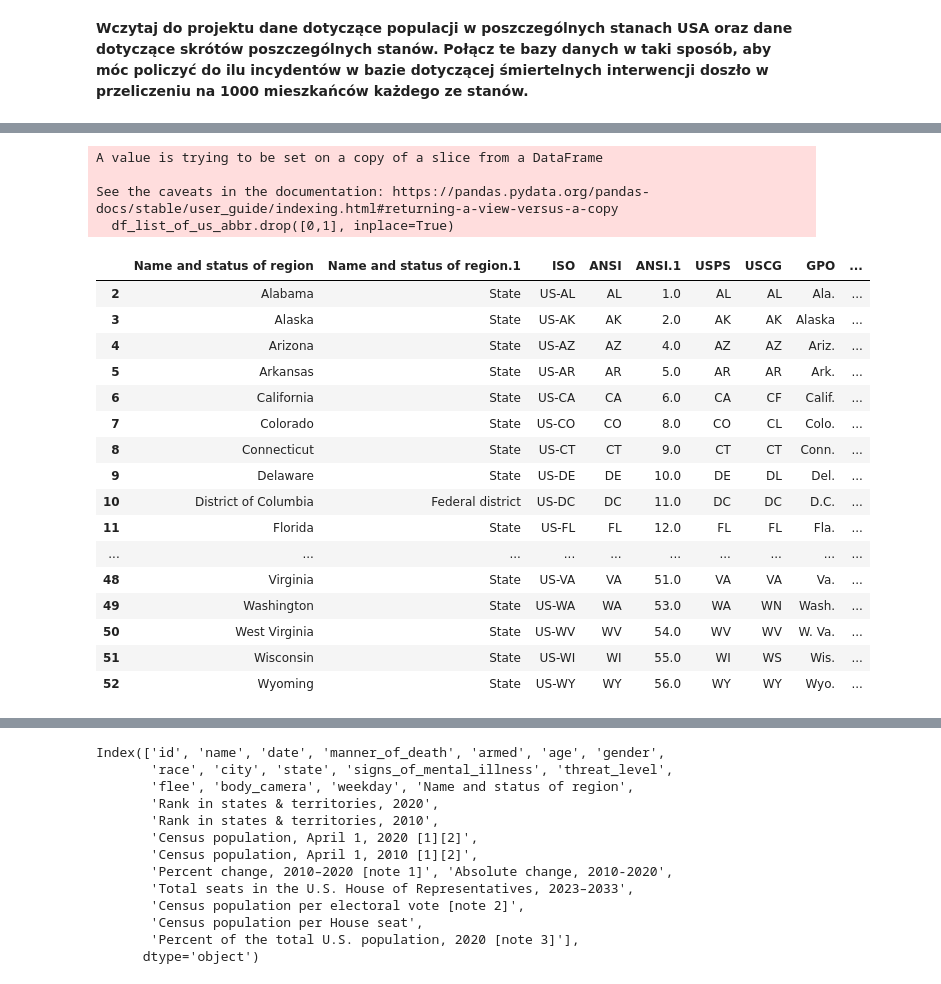
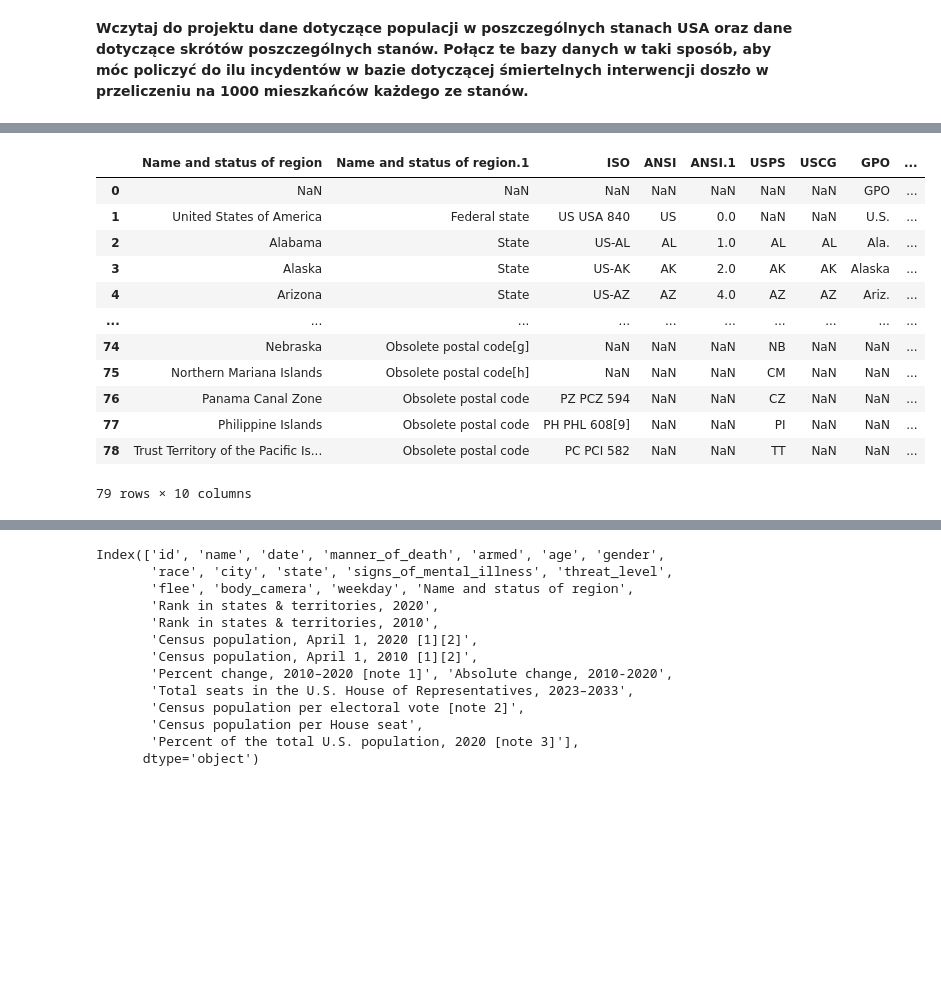
Before and after one commit to michalkaczmarek1/task2-pandas, a Jupyter notebook: zadanie2-pandas.ipynb, the cells around one changed output, grey strips where cells are left out. Saved outputs shown, nothing was run; the diff lists cells and outputs as text; code cells hidden in the pictures; blank space fills up the shorter version.

```diff
--- a/zadanie2-pandas.ipynb
+++ b/zadanie2-pandas.ipynb
@@ -160,32 +129,21 @@ df_list_of_us_population
 | 58 | — | — | Fifty states + D.C. | 331449281 | 308745538 | ... |
 | 59 | — | — | Total U.S. (including D.C. and te... | 335073176 | 312846492 | ... |
 # %%
-df_list_of_us_abbr = df_list_of_us_abbr.head(53)
+df_list_of_us_abbr
+# %% [output]
+|  | Name and status of region | Name and status of region.1 | ISO | ANSI | ANSI.1 | USPS | USCG | GPO | ... |
+| 0 | NaN | NaN | NaN | NaN | NaN | NaN | NaN | GPO | ... |
+| 1 | United States of America | Federal state | US USA 840 | US | 0.0 | NaN | NaN | U.S. | ... |
+| 2 | Alabama | State | US-AL | AL | 1.0 | AL | AL | Ala. | ... |
+| 3 | Alaska | State | US-AK | AK | 2.0 | AK | AK | Alaska | ... |
+| 4 | Arizona | State | US-AZ | AZ | 4.0 | AZ | AZ | Ariz. | ... |
+| ... | ... | ... | ... | ... | ... | ... | ... | ... | ... |
+| 74 | Nebraska | Obsolete postal code[g] | NaN | NaN | NaN | NB | NaN | NaN | ... |
+| 75 | Northern Mariana Islands | Obsolete postal code[h] | NaN | NaN | NaN | CM | NaN | NaN | ... |
+| 76 | Panama Canal Zone | Obsolete postal code | PZ PCZ 594 | NaN | NaN | CZ | NaN | NaN | ... |
+| 77 | Philippine Islands | Obsolete postal code | PH PHL 608[9] | NaN | NaN | PI | NaN | NaN | ... |
+| 78 | Trust Territory of the Pacific Is... | Obsolete postal code | PC PCI 582 | NaN | NaN | TT | NaN | NaN | ... |
+79 rows × 10 columns
-# %%
-df_list_of_us_abbr.drop([0,1], inplace=True)
-df_list_of_us_abbr
-# %% [output]
-A value is trying to be set on a copy of a slice from a DataFrame
-
-See the caveats in the documentation: https://pandas.pydata.org/pandas-docs/stable/user_guide/indexing.html#returning-a-view-versus-a-copy
-  df_list_of_us_abbr.drop([0,1], inplace=True)
-|  | Name and status of region | Name and status of region.1 | ISO | ANSI | ANSI.1 | USPS | USCG | GPO | ... |
-| 2 | Alabama | State | US-AL | AL | 1.0 | AL | AL | Ala. | ... |
-| 3 | Alaska | State | US-AK | AK | 2.0 | AK | AK | Alaska | ... |
-| 4 | Arizona | State | US-AZ | AZ | 4.0 | AZ | AZ | Ariz. | ... |
-| 5 | Arkansas | State | US-AR | AR | 5.0 | AR | AR | Ark. | ... |
-| 6 | California | State | US-CA | CA | 6.0 | CA | CF | Calif. | ... |
-| 7 | Colorado | State | US-CO | CO | 8.0 | CO | CL | Colo. | ... |
-| 8 | Connecticut | State | US-CT | CT | 9.0 | CT | CT | Conn. | ... |
-| 9 | Delaware | State | US-DE | DE | 10.0 | DE | DL | Del. | ... |
-| 10 | District of Columbia | Federal district | US-DC | DC | 11.0 | DC | DC | D.C. | ... |
-| 11 | Florida | State | US-FL | FL | 12.0 | FL | FL | Fla. | ... |
-| ... | ... | ... | ... | ... | ... | ... | ... | ... | ... |
-| 48 | Virginia | State | US-VA | VA | 51.0 | VA | VA | Va. | ... |
-| 49 | Washington | State | US-WA | WA | 53.0 | WA | WN | Wash. | ... |
-| 50 | West Virginia | State | US-WV | WV | 54.0 | WV | WV | W. Va. | ... |
-| 51 | Wisconsin | State | US-WI | WI | 55.0 | WI | WS | Wis. | ... |
-| 52 | Wyoming | State | US-WY | WY | 56.0 | WY | WY | Wyo. | ... |
 # %%
 df
 # %% [output]
```
Also changed, not shown: parts of 9 cells of this notebook.
